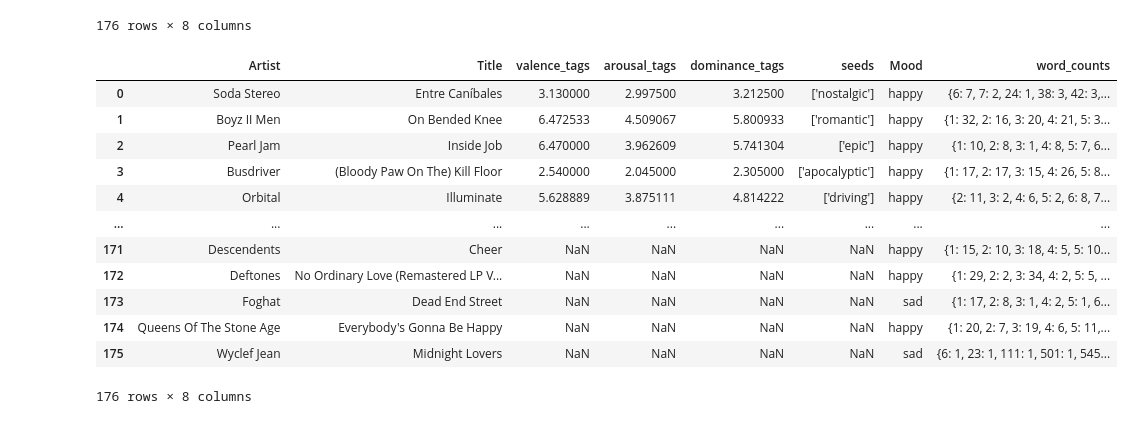
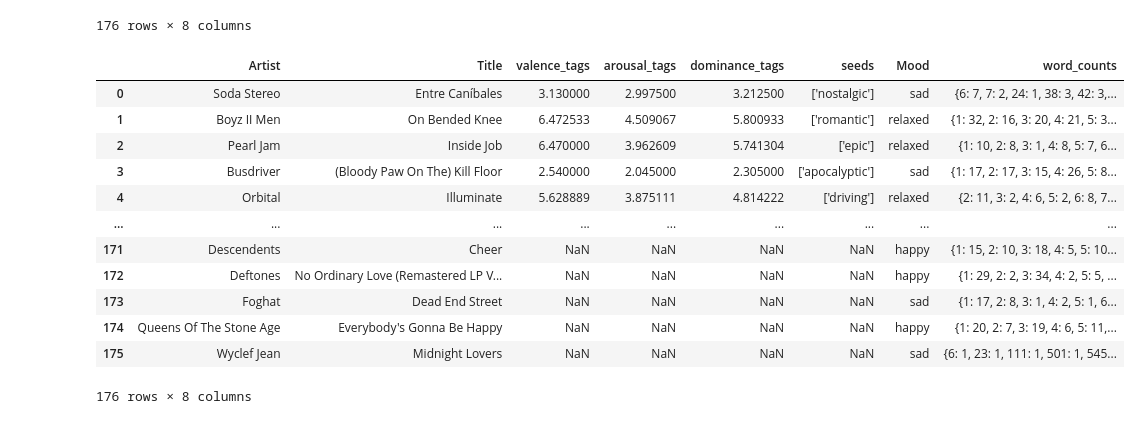
Before and after one commit to AustinHCopley/songmood, a Jupyter notebook: preprocess.ipynb, the cells around one changed output. Cells and saved outputs as stored; diff of their text form; code cells hidden in the pictures.

Commit message:
fixed mood calc and tags

```diff
--- a/preprocess.ipynb
+++ b/preprocess.ipynb
@@ -322,28 +322,38 @@ musemood
 # %%
 def get_mood(row):
     if pd.isna(row['Mood']):
-        if row['valence_tags'] >= 0.5:
-            if row['arousal_tags'] >= 0.5:
+        # check seeds first
+        if 'angry' in row['seeds']:# or 'apocalyptic' in row['seeds']:
+            return 'angry'
+        elif 'sad' in row['seeds'] or 'lonely' in row['seeds']:
+            return 'sad'
+        elif 'relaxed' in row['seeds']:# or 'calm' in row['seeds'] or 'mellow' in row['seeds'] or 'quiet' in row['seeds'] or 'peaceful' in row['seeds']:
+            return 'relaxed'
+        elif 'happy' in row['seeds']:
+            return 'happy'
+        # then calculate mood
+        if row['valence_tags'] > 5:
+            if row['arousal_tags'] >= 5:
                 return 'happy'
             else:
                 return 'relaxed'
         else:
-            if row['arousal_tags'] >= 0.5:
+            if row['arousal_tags'] >= 5:
                 return 'angry'
             else:
                 return 'sad'
     else:
         return row['Mood']
 
 musemood['Mood'] = musemood.apply(get_mood, axis=1)
 musemood
 # %% [output]
 |  | Artist | Title | valence_tags | arousal_tags | dominance_tags | seeds | Mood | word_counts |
-| 0 | Soda Stereo | Entre Caníbales | 3.130000 | 2.997500 | 3.212500 | ['nostalgic'] | happy | {6: 7, 7: 2, 24: 1, 38: 3, 42: 3,... |
-| 1 | Boyz II Men | On Bended Knee | 6.472533 | 4.509067 | 5.800933 | ['romantic'] | happy | {1: 32, 2: 16, 3: 20, 4: 21, 5: 3... |
-| 2 | Pearl Jam | Inside Job | 6.470000 | 3.962609 | 5.741304 | ['epic'] | happy | {1: 10, 2: 8, 3: 1, 4: 8, 5: 7, 6... |
-| 3 | Busdriver | (Bloody Paw On The) Kill Floor | 2.540000 | 2.045000 | 2.305000 | ['apocalyptic'] | happy | {1: 17, 2: 17, 3: 15, 4: 26, 5: 8... |
-| 4 | Orbital | Illuminate | 5.628889 | 3.875111 | 4.814222 | ['driving'] | happy | {2: 11, 3: 2, 4: 6, 5: 2, 6: 8, 7... |
+| 0 | Soda Stereo | Entre Caníbales | 3.130000 | 2.997500 | 3.212500 | ['nostalgic'] | sad | {6: 7, 7: 2, 24: 1, 38: 3, 42: 3,... |
+| 1 | Boyz II Men | On Bended Knee | 6.472533 | 4.509067 | 5.800933 | ['romantic'] | relaxed | {1: 32, 2: 16, 3: 20, 4: 21, 5: 3... |
+| 2 | Pearl Jam | Inside Job | 6.470000 | 3.962609 | 5.741304 | ['epic'] | relaxed | {1: 10, 2: 8, 3: 1, 4: 8, 5: 7, 6... |
+| 3 | Busdriver | (Bloody Paw On The) Kill Floor | 2.540000 | 2.045000 | 2.305000 | ['apocalyptic'] | sad | {1: 17, 2: 17, 3: 15, 4: 26, 5: 8... |
+| 4 | Orbital | Illuminate | 5.628889 | 3.875111 | 4.814222 | ['driving'] | relaxed | {2: 11, 3: 2, 4: 6, 5: 2, 6: 8, 7... |
 | ... | ... | ... | ... | ... | ... | ... | ... | ... |
 | 171 | Descendents | Cheer | NaN | NaN | NaN | NaN | happy | {1: 15, 2: 10, 3: 18, 4: 5, 5: 10... |
 | 172 | Deftones | No Ordinary Love (Remastered LP V... | NaN | NaN | NaN | NaN | happy | {1: 29, 2: 2, 3: 34, 4: 2, 5: 5, ... |
```
Also changed, not shown: 1 other file.
